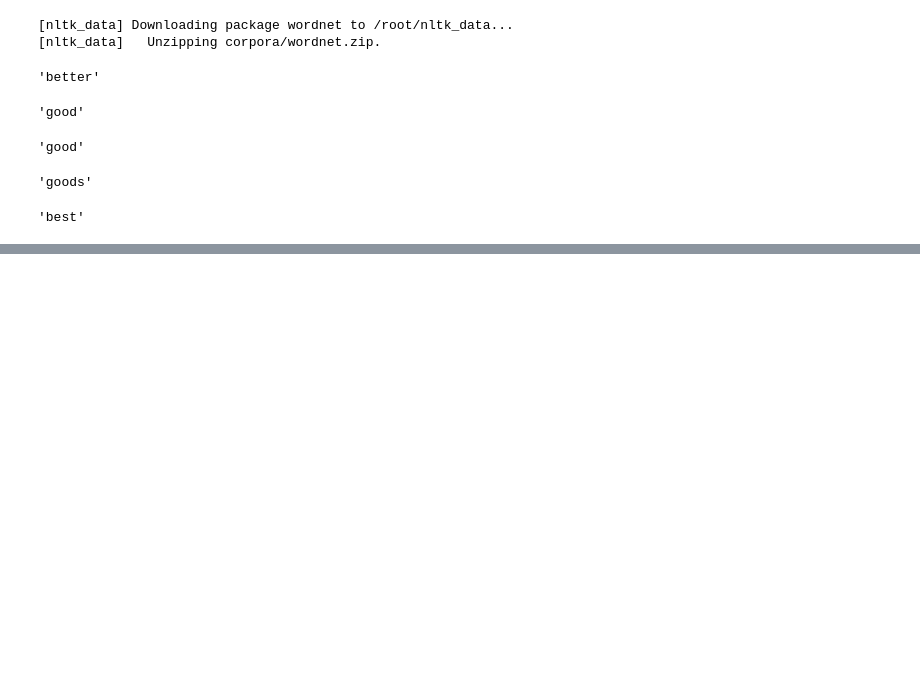
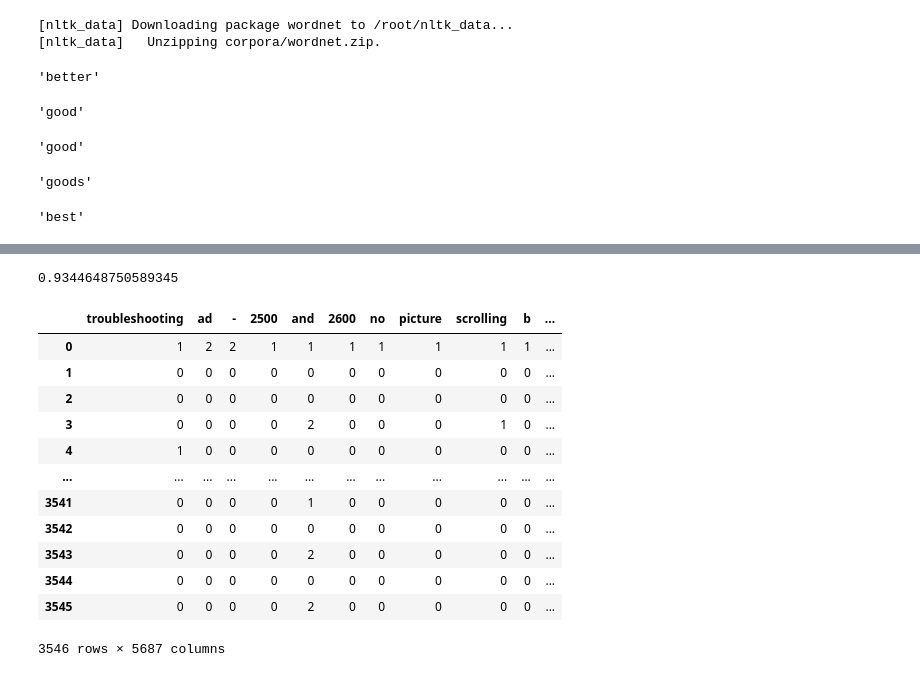
Before and after one commit to jaekyoungkim/nlp_in_action, a Jupyter notebook: 자연어_처리_인_액션.ipynb, the cells around one changed output, grey strips where cells are left out. Saved outputs shown, nothing was run; the diff lists cells and outputs as text; code cells hidden in the pictures; blank space fills up the shorter version.

```diff
--- a/자연어_처리_인_액션.ipynb
+++ b/자연어_처리_인_액션.ipynb
@@ -674,0 +923,5 @@ lemmatizer.lemmatize("best", pos="a")
+# %%
+(movies.predicted_ispositive == movies.sentiment_ispositive).sum() / len(movies)
+# 긍정적 추천평가는 93%경우에 정확
+# %% [output]
+0.9344648750589345
@@ -674,0 +937,16 @@ lemmatizer.lemmatize("best", pos="a")
+# %%
+df_product_bows
+# %% [output]
+|  | troubleshooting | ad | - | 2500 | and | 2600 | no | picture | scrolling | b | ... |
+| 0 | 1 | 2 | 2 | 1 | 1 | 1 | 1 | 1 | 1 | 1 | ... |
+| 1 | 0 | 0 | 0 | 0 | 0 | 0 | 0 | 0 | 0 | 0 | ... |
+| 2 | 0 | 0 | 0 | 0 | 0 | 0 | 0 | 0 | 0 | 0 | ... |
+| 3 | 0 | 0 | 0 | 0 | 2 | 0 | 0 | 0 | 1 | 0 | ... |
+| 4 | 1 | 0 | 0 | 0 | 0 | 0 | 0 | 0 | 0 | 0 | ... |
+| ... | ... | ... | ... | ... | ... | ... | ... | ... | ... | ... | ... |
+| 3541 | 0 | 0 | 0 | 0 | 1 | 0 | 0 | 0 | 0 | 0 | ... |
+| 3542 | 0 | 0 | 0 | 0 | 0 | 0 | 0 | 0 | 0 | 0 | ... |
+| 3543 | 0 | 0 | 0 | 0 | 2 | 0 | 0 | 0 | 0 | 0 | ... |
+| 3544 | 0 | 0 | 0 | 0 | 0 | 0 | 0 | 0 | 0 | 0 | ... |
+| 3545 | 0 | 0 | 0 | 0 | 2 | 0 | 0 | 0 | 0 | 0 | ... |
+3546 rows × 5687 columns
```
Also changed, not shown: parts of 43 cells of this notebook.
